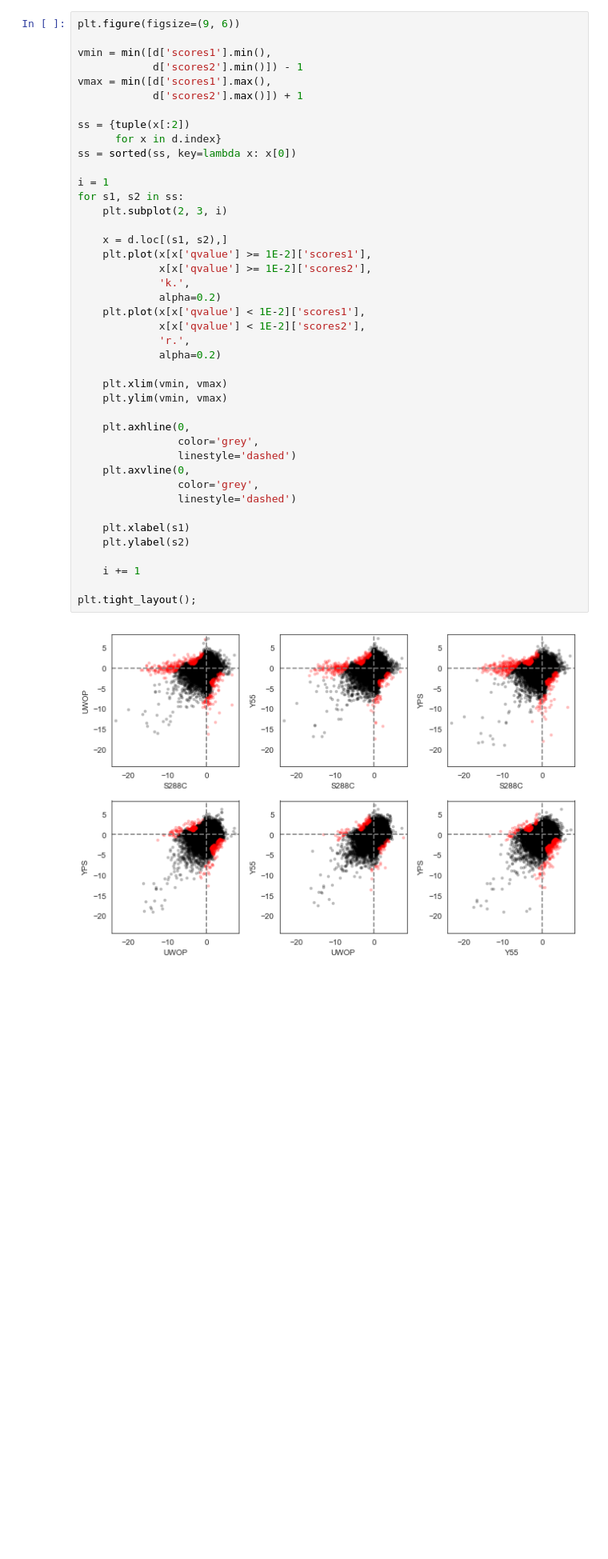
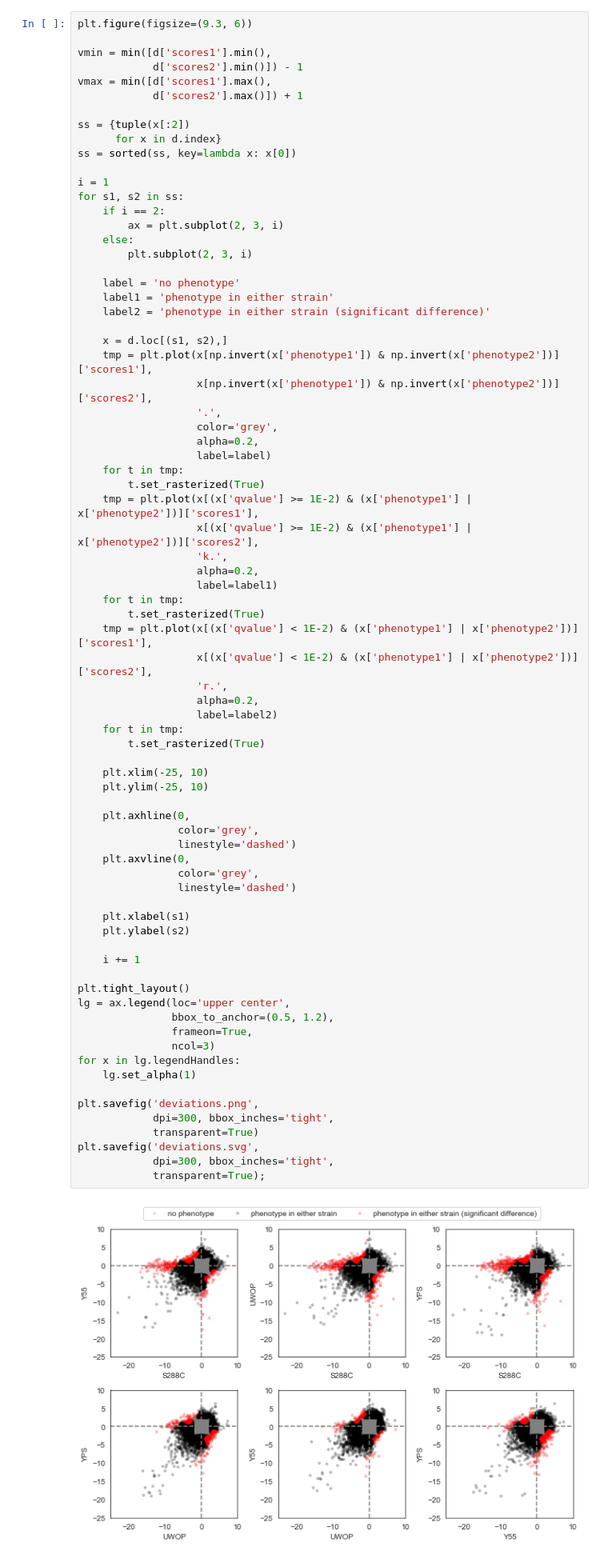
Before and after one commit to mgalardini/2018koyeast, a Jupyter notebook: notebooks/deviations.ipynb, the cells around one changed output. Shown: that part at 80% size. Saved outputs shown, nothing was run; the diff lists cells and outputs as text; blank space fills up the shorter version.

```diff
--- a/notebooks/deviations.ipynb
+++ b/notebooks/deviations.ipynb
@@ -110,46 +186,80 @@ d = pd.read_table(dev, index_col=[4, 5, 1, 0])
 d = d.loc[(slice(None), slice(None), genes),]
 d = d.sort_index()
 # %%
-plt.figure(figsize=(9, 6))
+plt.figure(figsize=(9.3, 6))
 
 vmin = min([d['scores1'].min(),
             d['scores2'].min()]) - 1
 vmax = min([d['scores1'].max(),
             d['scores2'].max()]) + 1
 
 ss = {tuple(x[:2])
       for x in d.index}
 ss = sorted(ss, key=lambda x: x[0])
 
 i = 1
 for s1, s2 in ss:
-    plt.subplot(2, 3, i)
+    if i == 2:
+        ax = plt.subplot(2, 3, i)
+    else:
+        plt.subplot(2, 3, i)
+
+    label = 'no phenotype'
+    label1 = 'phenotype in either strain'
+    label2 = 'phenotype in either strain (significant difference)'
 
     x = d.loc[(s1, s2),]
-    plt.plot(x[x['qvalue'] >= 1E-2]['scores1'],
-             x[x['qvalue'] >= 1E-2]['scores2'],
-             'k.',
-             alpha=0.2)
-    plt.plot(x[x['qvalue'] < 1E-2]['scores1'],
-             x[x['qvalue'] < 1E-2]['scores2'],
-             'r.',
-             alpha=0.2)
+    tmp = plt.plot(x[np.invert(x['phenotype1']) & np.invert(x['phenotype2'])]['scores1'],
+                   x[np.invert(x['phenotype1']) & np.invert(x['phenotype2'])]['scores2'],
+                   '.',
+                   color='grey',
+                   alpha=0.2,
+                   label=label)
+    for t in tmp:
+        t.set_rasterized(True)
+    tmp = plt.plot(x[(x['qvalue'] >= 1E-2) & (x['phenotype1'] | x['phenotype2'])]['scores1'],
+                   x[(x['qvalue'] >= 1E-2) & (x['phenotype1'] | x['phenotype2'])]['scores2'],
+                   'k.',
+                   alpha=0.2,
+                   label=label1)
+    for t in tmp:
+        t.set_rasterized(True)
+    tmp = plt.plot(x[(x['qvalue'] < 1E-2) & (x['phenotype1'] | x['phenotype2'])]['scores1'],
+                   x[(x['qvalue'] < 1E-2) & (x['phenotype1'] | x['phenotype2'])]['scores2'],
+                   'r.',
+                   alpha=0.2,
+                   label=label2)
+    for t in tmp:
+        t.set_rasterized(True)
 
-    plt.xlim(vmin, vmax)
-    plt.ylim(vmin, vmax)
+    plt.xlim(-25, 10)
+    plt.ylim(-25, 10)
 
     plt.axhline(0,
                 color='grey',
                 linestyle='dashed')
     plt.axvline(0,
                 color='grey',
                 linestyle='dashed')
 
     plt.xlabel(s1)
     plt.ylabel(s2)
 
     i += 1
 
-plt.tight_layout();
+plt.tight_layout()
+lg = ax.legend(loc='upper center',
+               bbox_to_anchor=(0.5, 1.2),
+               frameon=True,
+               ncol=3)
+for x in lg.legendHandles:
+    lg.set_alpha(1)
+
+plt.savefig('deviations.png',
+            dpi=300, bbox_inches='tight',
+            transparent=True)
+plt.savefig('deviations.svg',
+            dpi=300, bbox_inches='tight',
+            transparent=True);
 # %% [output]
-[figure, old version]
+[figure, new version]
```
Also changed, not shown: parts of 31 cells of this notebook, 6 other files.
